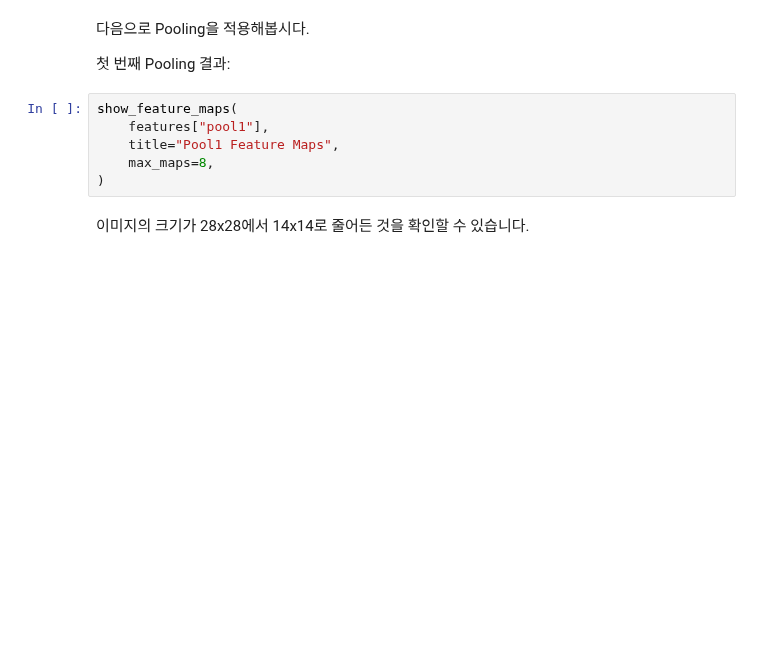
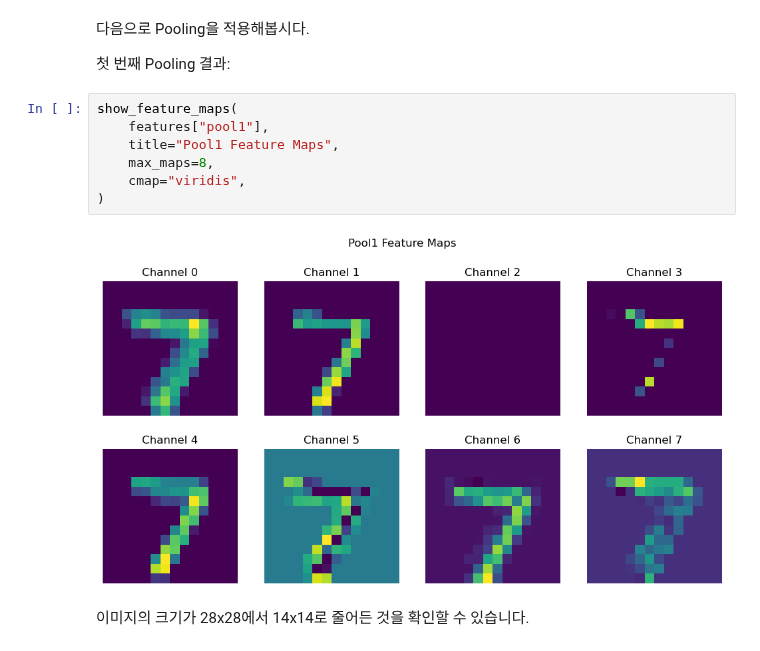
Before and after one commit to gocleanwater/Vision-LLM-202237752, a Jupyter notebook: 03_DL-and-GPU.ipynb, the cells around one changed output. Saved outputs shown, nothing was run; the diff lists cells and outputs as text; blank space fills up the shorter version.

```diff
--- a/03_DL-and-GPU.ipynb
+++ b/03_DL-and-GPU.ipynb
@@ -1782,9 +1826,12 @@ ReLU를 적용하면 음수 반응(원치 않는 특성)은 모두 0으로 처
 # %%
 show_feature_maps(
     features["pool1"],
     title="Pool1 Feature Maps",
     max_maps=8,
+    cmap="viridis",
 )
+# %% [output]
+[figure, added]
 # %% [markdown]
 이미지의 크기가 28x28에서 14x14로 줄어든 것을 확인할 수 있습니다.
 # %% [markdown]
```
Also changed, not shown: parts of 36 cells of this notebook.
